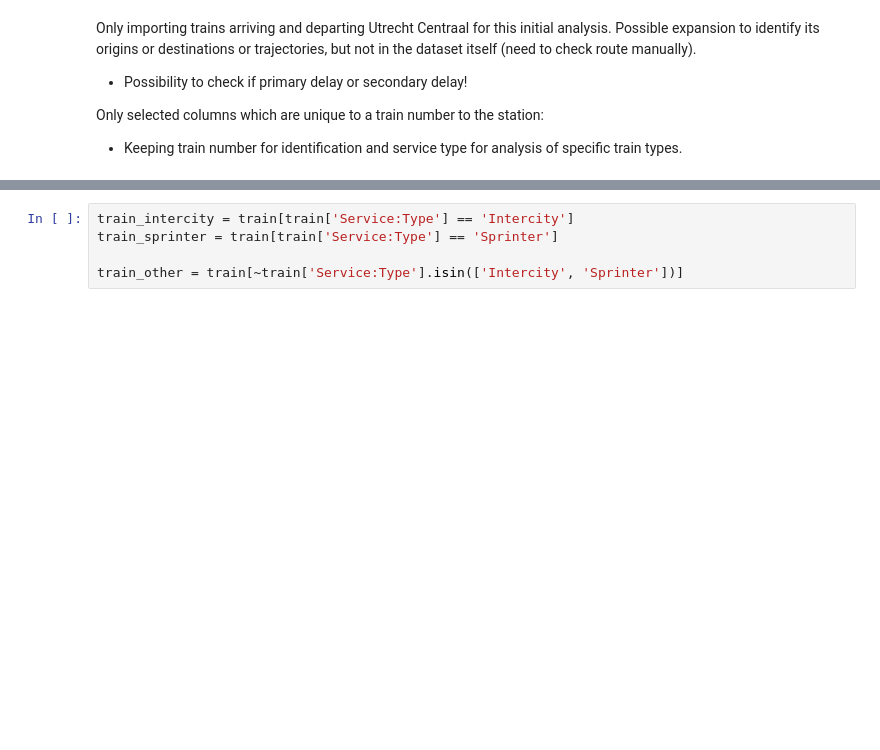
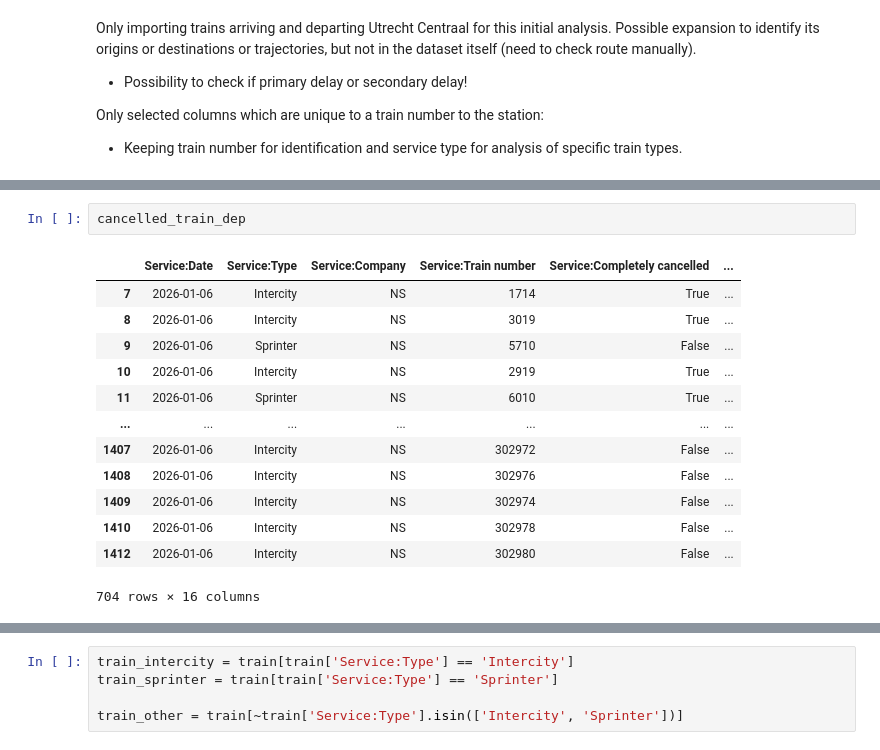
Before and after one commit to nicklj100/group20_til6022_project, a Jupyter notebook: working file.ipynb, the cells around one changed output, grey strips where cells are left out. Cells and saved outputs as stored; diff of their text form; blank space fills up the shorter version.

```diff
--- a/working file.ipynb
+++ b/working file.ipynb
@@ -119,0 +59,16 @@ Name: count, dtype: float64
+# %%
+cancelled_train_dep
+# %% [output]
+|  | Service:Date | Service:Type | Service:Company | Service:Train number | Service:Completely cancelled | ... |
+| 7 | 2026-01-06 | Intercity | NS | 1714 | True | ... |
+| 8 | 2026-01-06 | Intercity | NS | 3019 | True | ... |
+| 9 | 2026-01-06 | Sprinter | NS | 5710 | False | ... |
+| 10 | 2026-01-06 | Intercity | NS | 2919 | True | ... |
+| 11 | 2026-01-06 | Sprinter | NS | 6010 | True | ... |
+| ... | ... | ... | ... | ... | ... | ... |
+| 1407 | 2026-01-06 | Intercity | NS | 302972 | False | ... |
+| 1408 | 2026-01-06 | Intercity | NS | 302976 | False | ... |
+| 1409 | 2026-01-06 | Intercity | NS | 302974 | False | ... |
+| 1410 | 2026-01-06 | Intercity | NS | 302978 | False | ... |
+| 1412 | 2026-01-06 | Intercity | NS | 302980 | False | ... |
+704 rows × 16 columns
```
Also changed, not shown: parts of 14 cells of this notebook, 3 other files.
